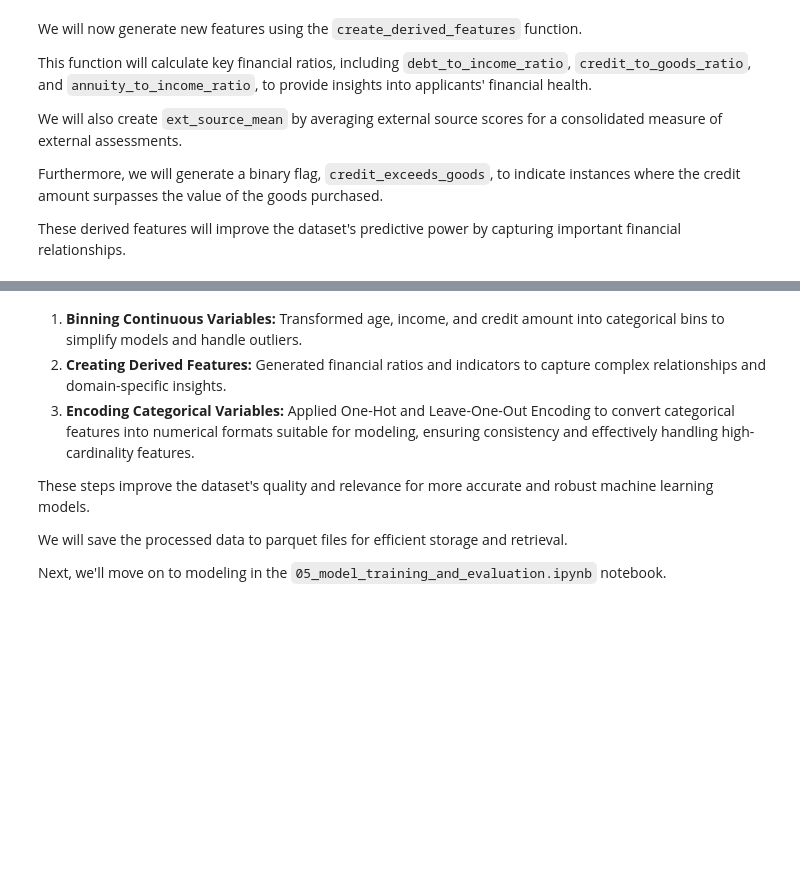
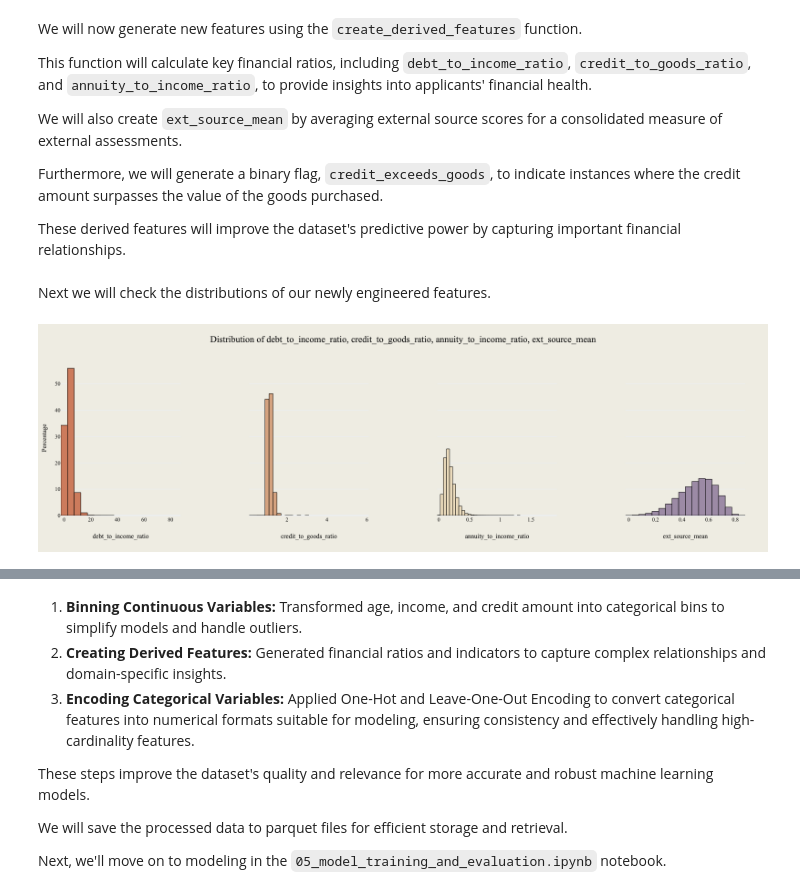
Before and after one commit to vytautas-bunevicius/retail-bank-risk-evaluation, a Jupyter notebook: notebooks/04_feature_engineering.ipynb, the cells around one changed output, grey strips where cells are left out. Cells and saved outputs as stored; diff of their text form; code cells hidden in the pictures; blank space fills up the shorter version.

```diff
--- a/notebooks/04_feature_engineering.ipynb
+++ b/notebooks/04_feature_engineering.ipynb
@@ -119,0 +123,2 @@ application_test_engineered = create_derived_features(application_test)
+# %% [markdown]
+Next we will check the distributions of our newly engineered features.
@@ -119,0 +134,4 @@ application_test_engineered = create_derived_features(application_test)
+# %%
+Image(filename="../images/numerical_features_engineered.png")
+# %% [output]
+[figure, added]
```
Also changed, not shown: parts of 11 cells of this notebook, 6 other files.
